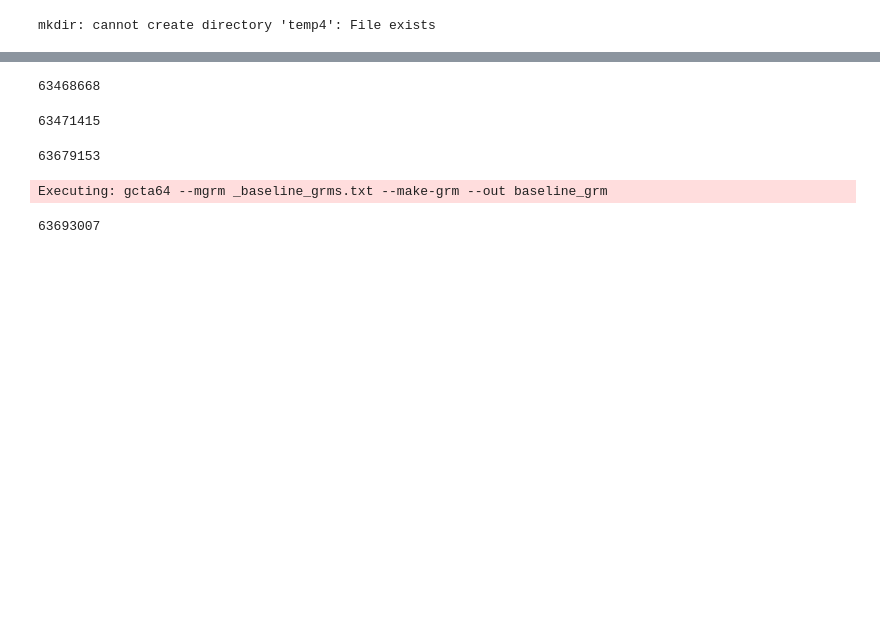
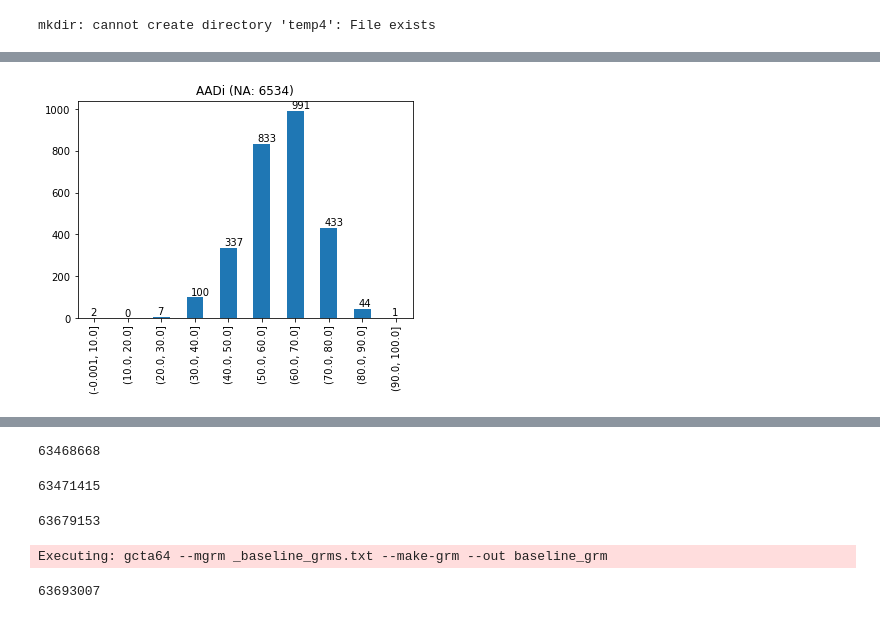
Before and after one commit to dvitale199/rare_variants, a Jupyter notebook: rare_variant_analysis.ipynb, the cells around one changed output, grey strips where cells are left out. Drawn from its saved outputs; the diff is of its cells as text; code cells hidden in the pictures; blank space fills up the shorter version.

```diff
--- a/rare_variant_analysis.ipynb
+++ b/rare_variant_analysis.ipynb
@@ -61,0 +132,9 @@ df.head()
+# %%
+AADi_cut = pd.cut(all_merged.AADi, bins=[0, 10, 20, 30, 40, 50, 60, 70, 80, 90, 100], include_lowest=True)
+AADi_cut.value_counts(sort=False).plot(kind='bar')
+plt.title(f'AADi (NA: {all_merged.AADi.isnull().sum()})')
+xlocs, xlabs = plt.xticks()
+for i, v in enumerate(AADi_cut.value_counts(sort=False)):
+    plt.text(xlocs[i]-.12, v+10 , str(v))
+# %% [output]
+[figure, added]
```
Also changed, not shown: parts of 7 cells of this notebook.
